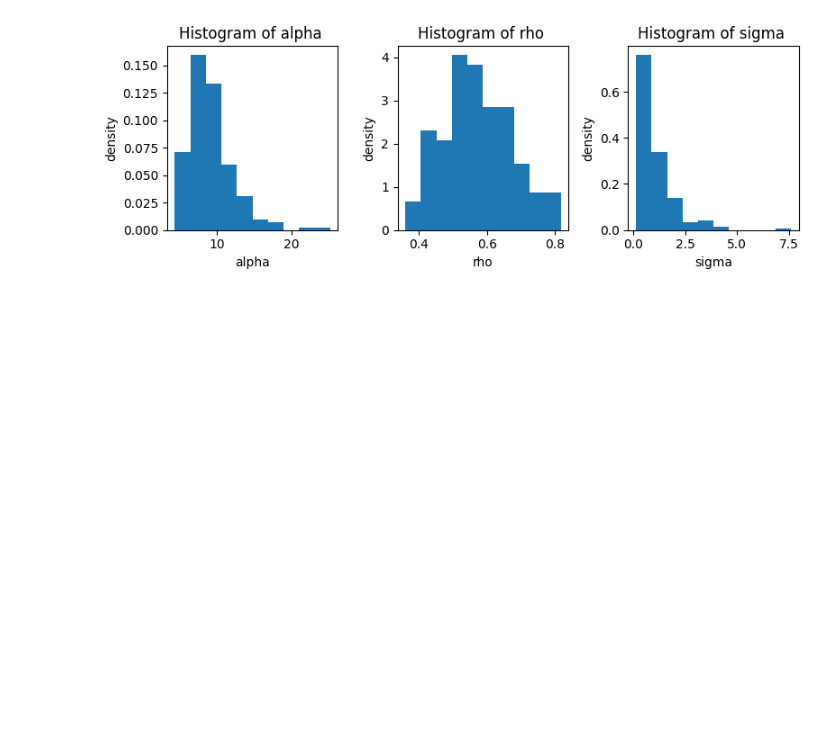
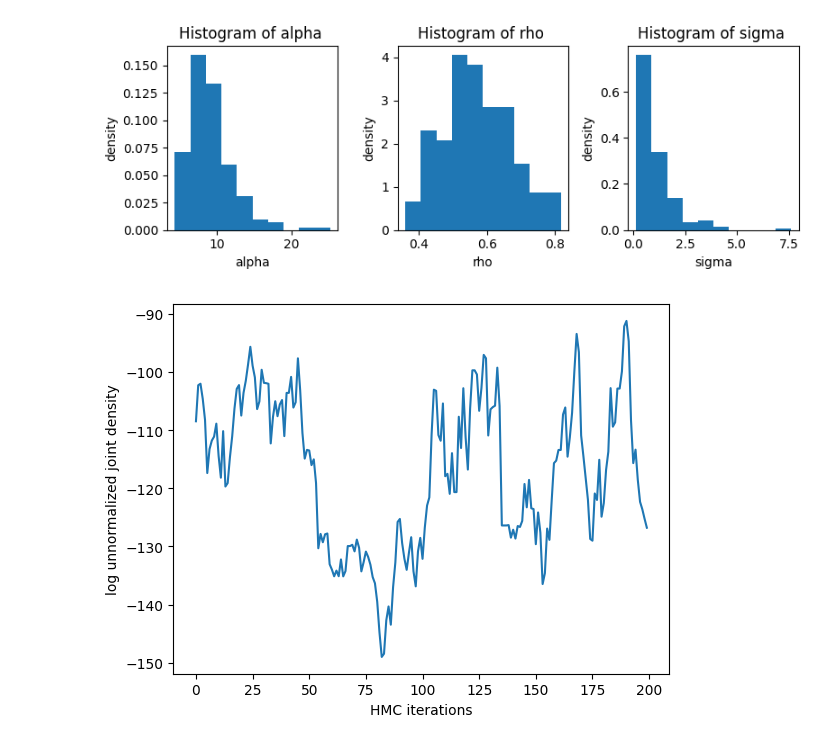
Before and after one commit to luiarthur/TuringBnpBenchmarks, a Jupyter notebook: src/gp-binary/notebooks/gp_binary_turing.ipynb, the cells around one changed output. Saved outputs shown, nothing was run; the diff lists cells and outputs as text; code cells hidden in the pictures; blank space fills up the shorter version.

```diff
--- a/src/gp-binary/notebooks/gp_binary_turing.ipynb
+++ b/src/gp-binary/notebooks/gp_binary_turing.ipynb
@@ -259,6 +257,8 @@ ps, Xnew, grid = plot_uq(hmc_samples, X, y, "HMC", eps=0.5,
 [figure]
 [figure]
 # %%
-# plt.plot(get(hmc_chain, :lp)[1].data);
-# plt.xlabel("HMC iterations");
-# plt.ylabel("log unnormalized joint density");
+plt.plot(get(hmc_chain, :lp)[1].data[burn+1:end]);
+plt.xlabel("HMC iterations");
+plt.ylabel("log unnormalized joint density");
+# %% [output]
+[figure, added]
```
Also changed, not shown: parts of 7 cells of this notebook, 1 other file.
